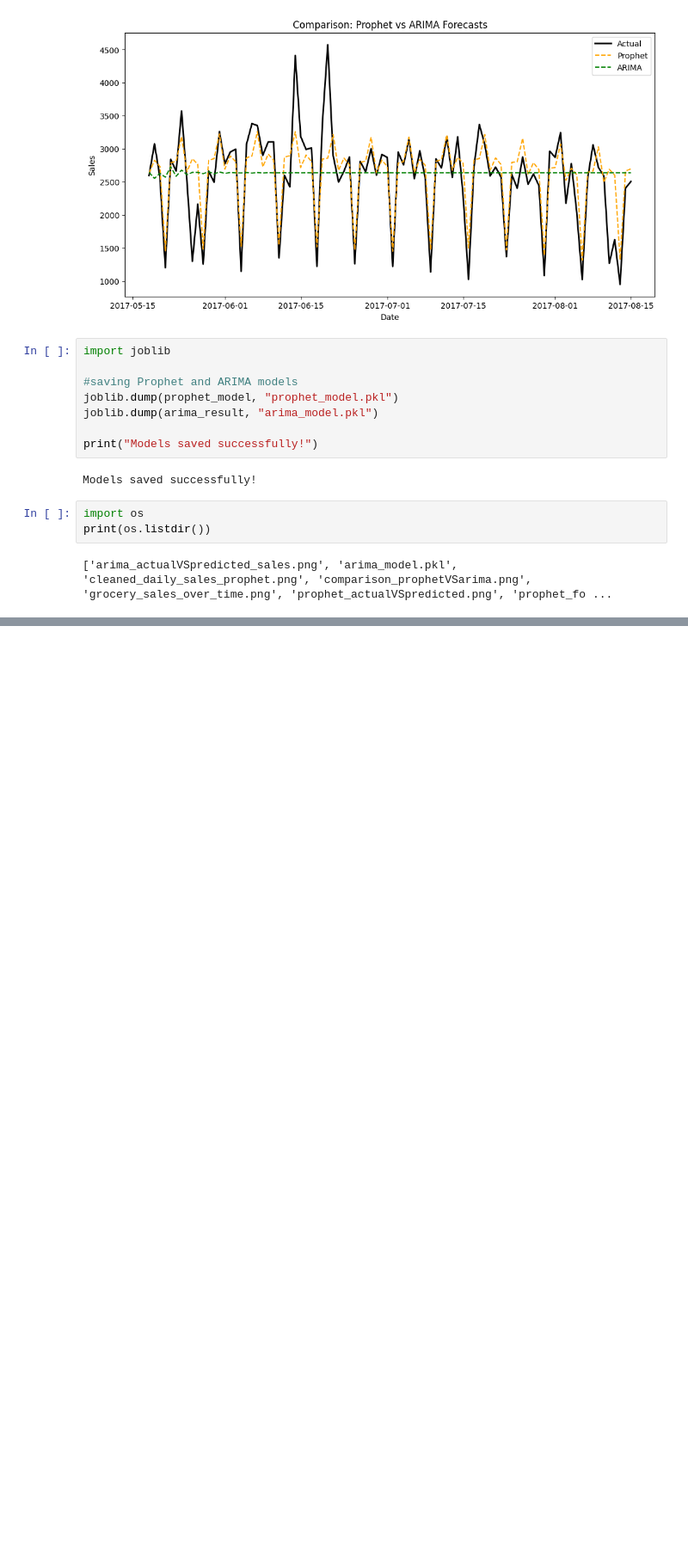
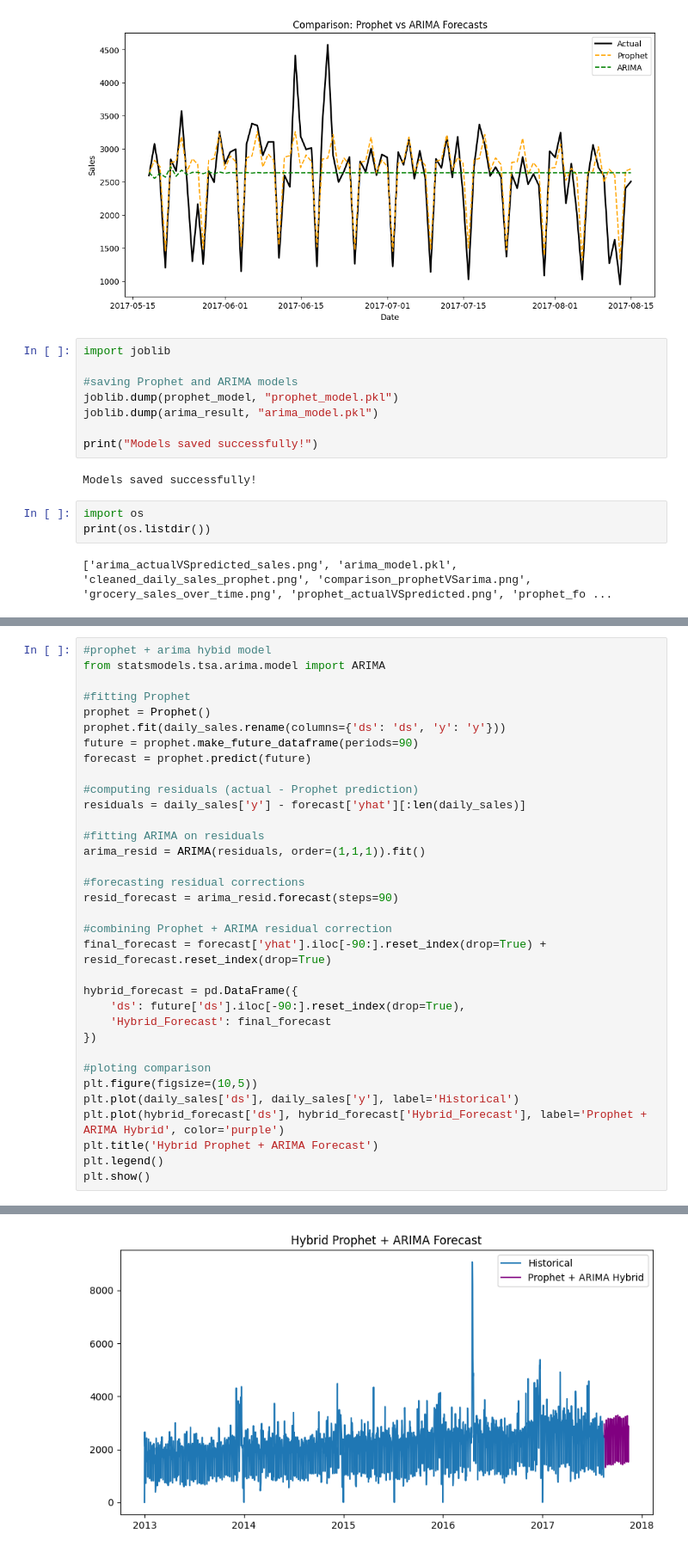
Before and after one commit to iAmPhyton/Sales-Forecasting-App, a Jupyter notebook: trains.ipynb, the cells around one changed output, grey strips where cells are left out. Shown: that part at 86% size. Drawn from its saved outputs; the diff is of its cells as text; blank space fills up the shorter version.

```diff
--- a/trains.ipynb
+++ b/trains.ipynb
@@ -305,0 +382,35 @@ print(os.listdir())
+# %%
+#prophet + arima hybid model
+from statsmodels.tsa.arima.model import ARIMA
+
+#fitting Prophet
+prophet = Prophet()
+prophet.fit(daily_sales.rename(columns={'ds': 'ds', 'y': 'y'}))
+future = prophet.make_future_dataframe(periods=90)
+forecast = prophet.predict(future)
+
+#computing residuals (actual - Prophet prediction)
+residuals = daily_sales['y'] - forecast['yhat'][:len(daily_sales)]
+
+#fitting ARIMA on residuals
+arima_resid = ARIMA(residuals, order=(1,1,1)).fit()
+
+#forecasting residual corrections
+resid_forecast = arima_resid.forecast(steps=90)
+
+#combining Prophet + ARIMA residual correction
+final_forecast = forecast['yhat'].iloc[-90:].reset_index(drop=True) + resid_forecast.reset_index(drop=True)
+
+hybrid_forecast = pd.DataFrame({
+    'ds': future['ds'].iloc[-90:].reset_index(drop=True),
+    'Hybrid_Forecast': final_forecast
+})
+
+#ploting comparison
+plt.figure(figsize=(10,5))
+plt.plot(daily_sales['ds'], daily_sales['y'], label='Historical')
+plt.plot(hybrid_forecast['ds'], hybrid_forecast['Hybrid_Forecast'], label='Prophet + ARIMA Hybrid', color='purple')
+plt.title('Hybrid Prophet + ARIMA Forecast')
+plt.legend()
+plt.show()
+# %% [output]
@@ -305,0 +419 @@ print(os.listdir())
+[figure, added]
```
Also changed, not shown: parts of 8 cells of this notebook.
